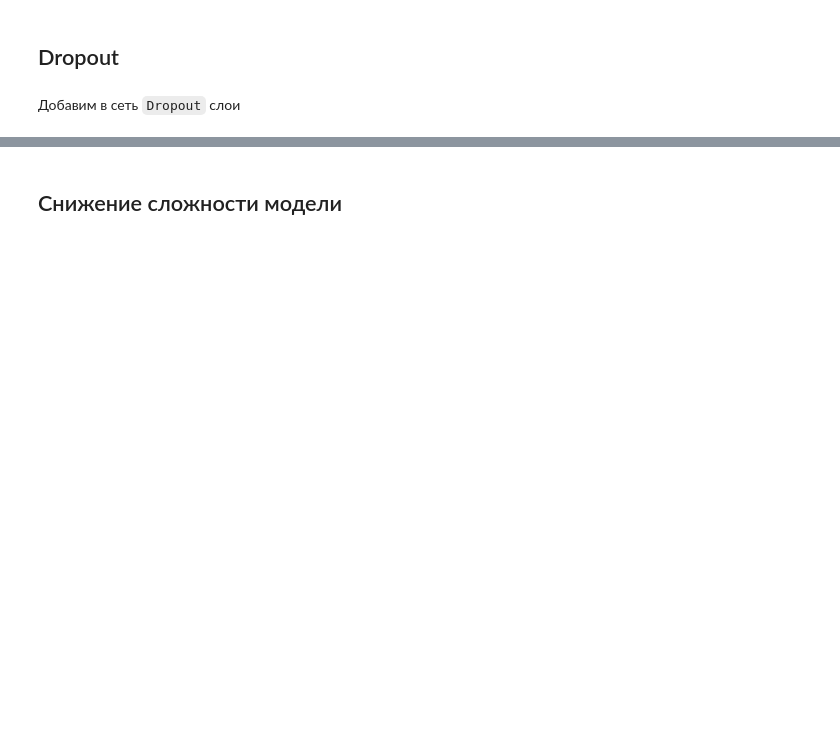
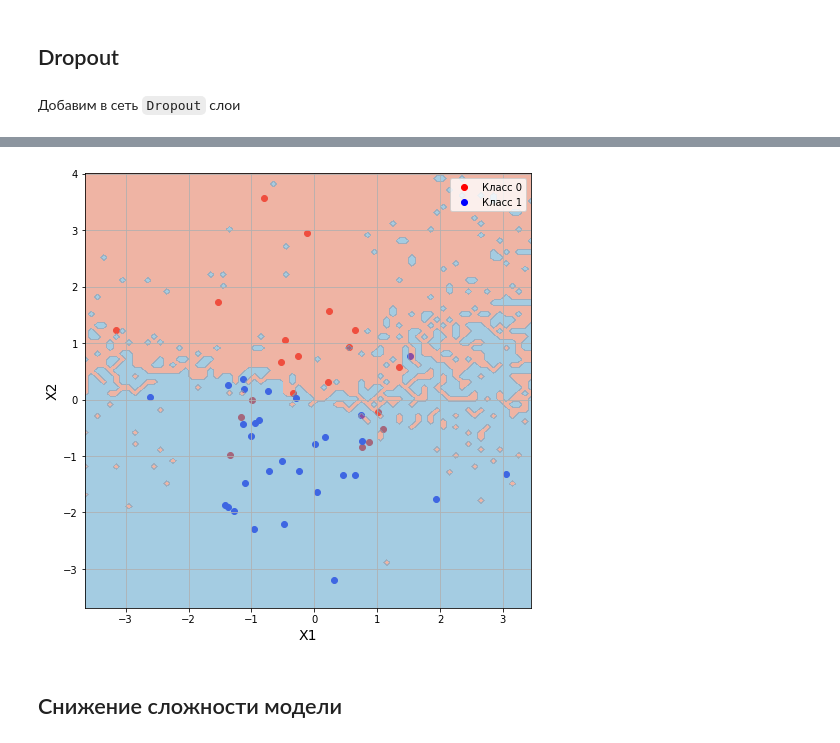
Before and after one commit to hushchyn-mikhail/CourseraDL, a Jupyter notebook: cnn/screencast_2/regularization.ipynb, the cells around one changed output, grey strips where cells are left out. Cells and saved outputs as stored; diff of their text form; code cells hidden in the pictures; blank space fills up the shorter version.

```diff
--- a/cnn/screencast_2/regularization.ipynb
+++ b/cnn/screencast_2/regularization.ipynb
@@ -221,9 +221,9 @@ class MyNet(nn.Module):
 # %%
 model = MyNet()
 
-fitter = Fitter(model, n_epochs=500, batch_size=50, lr=0.001, weight_decay=0.)
+fitter = Fitter(model, n_epochs=500, batch_size=50, lr=0.05, weight_decay=0.)
 _ = fitter.fit(X_train, y_train, X_test, y_test)
 
 # обучающая выборка
-plot_decision_boundary(fitter)
+plot_decision_boundary(fitter) # Dropout выключен
 # %% [output]
@@ -232,3 +232,8 @@ plot_decision_boundary(fitter)
+# %%
+# Dropout включен
+plot_decision_boundary(fitter, train=True)
+# %% [output]
+[figure, added]
 # %% [markdown]
 ## Снижение сложности модели
 # %%
```
Also changed, not shown: parts of 10 cells of this notebook.
